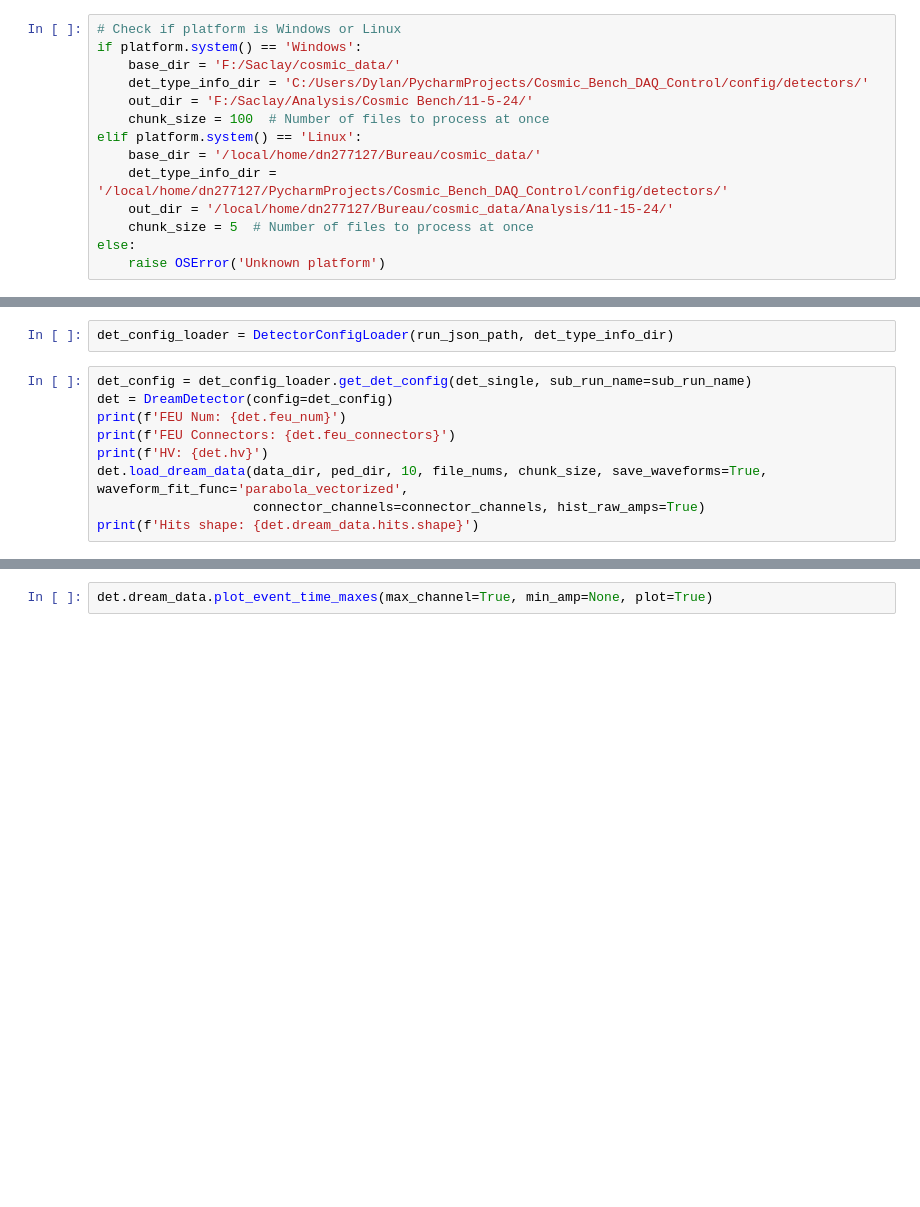
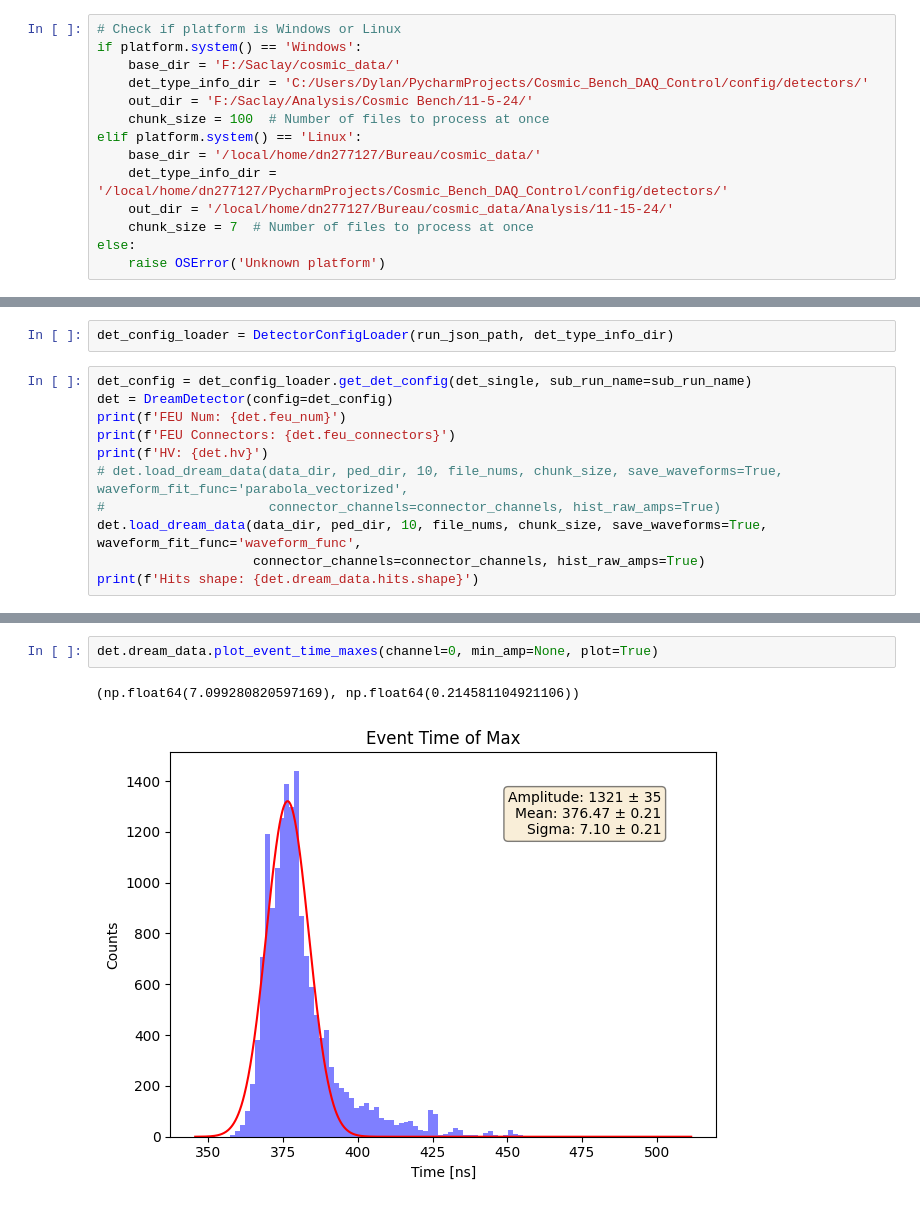
Before and after one commit to Dyn0402/saclay_micromegas, a Jupyter notebook: det_analyses/pmt_test.ipynb, the cells around one changed output, grey strips where cells are left out. Drawn from its saved outputs; the diff is of its cells as text; blank space fills up the shorter version.

```diff
--- a/det_analyses/pmt_test.ipynb
+++ b/det_analyses/pmt_test.ipynb
@@ -19,7 +19,7 @@ elif platform.system() == 'Linux':
     base_dir = '/local/home/dn277127/Bureau/cosmic_data/'
     det_type_info_dir = '/local/home/dn277127/PycharmProjects/Cosmic_Bench_DAQ_Control/config/detectors/'
     out_dir = '/local/home/dn277127/Bureau/cosmic_data/Analysis/11-15-24/'
-    chunk_size = 5  # Number of files to process at once
+    chunk_size = 7  # Number of files to process at once
 else:
     raise OSError('Unknown platform')
 # %%
@@ -52,7 +53,9 @@ det = DreamDetector(config=det_config)
 print(f'FEU Num: {det.feu_num}')
 print(f'FEU Connectors: {det.feu_connectors}')
 print(f'HV: {det.hv}')
-det.load_dream_data(data_dir, ped_dir, 10, file_nums, chunk_size, save_waveforms=True, waveform_fit_func='parabola_vectorized',
+# det.load_dream_data(data_dir, ped_dir, 10, file_nums, chunk_size, save_waveforms=True, waveform_fit_func='parabola_vectorized',
+#                     connector_channels=connector_channels, hist_raw_amps=True)
+det.load_dream_data(data_dir, ped_dir, 10, file_nums, chunk_size, save_waveforms=True, waveform_fit_func='waveform_func',
                     connector_channels=connector_channels, hist_raw_amps=True)
 print(f'Hits shape: {det.dream_data.hits.shape}')
 # %% [output]
@@ -89,2 +111,5 @@ det.dream_data.plot_waveforms(25)
 # %%
-det.dream_data.plot_event_time_maxes(max_channel=True, min_amp=None, plot=True)
+det.dream_data.plot_event_time_maxes(channel=0, min_amp=None, plot=True)
+# %% [output]
+(np.float64(7.099280820597169), np.float64(0.214581104921106))
+[figure, added]
```
Also changed, not shown: parts of 6 cells of this notebook, 1 other file.
